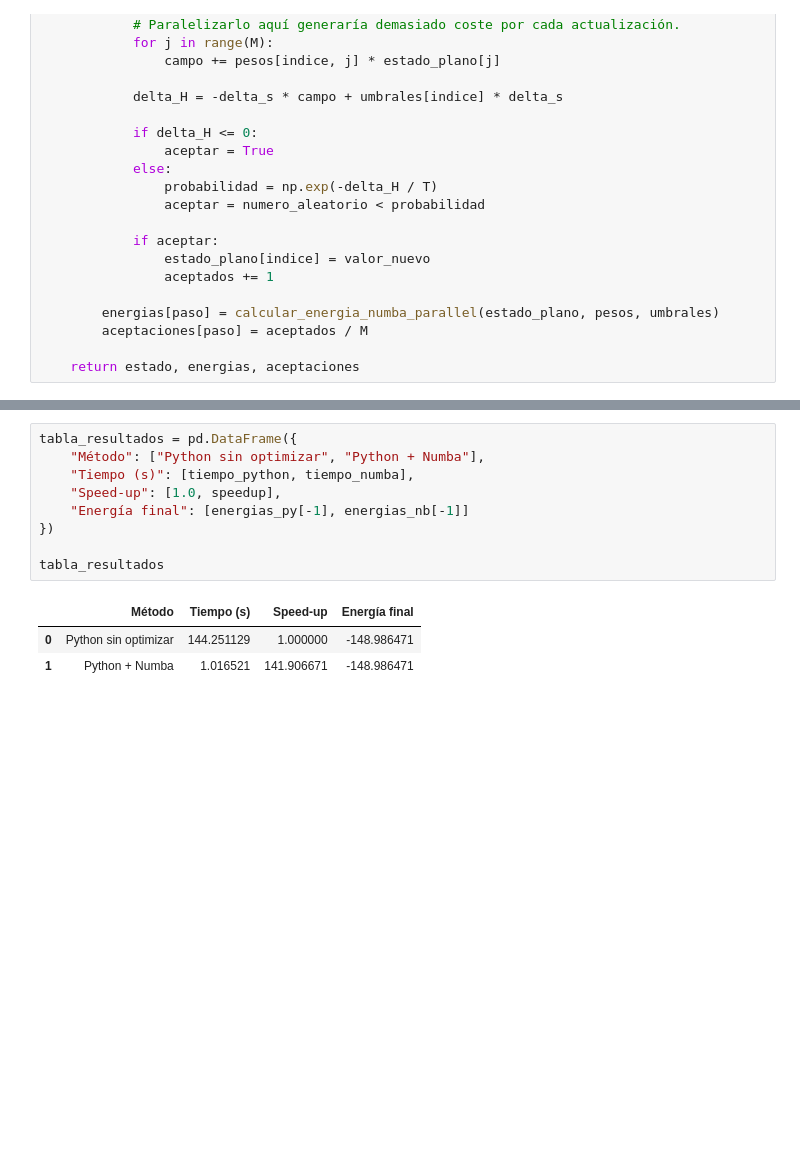
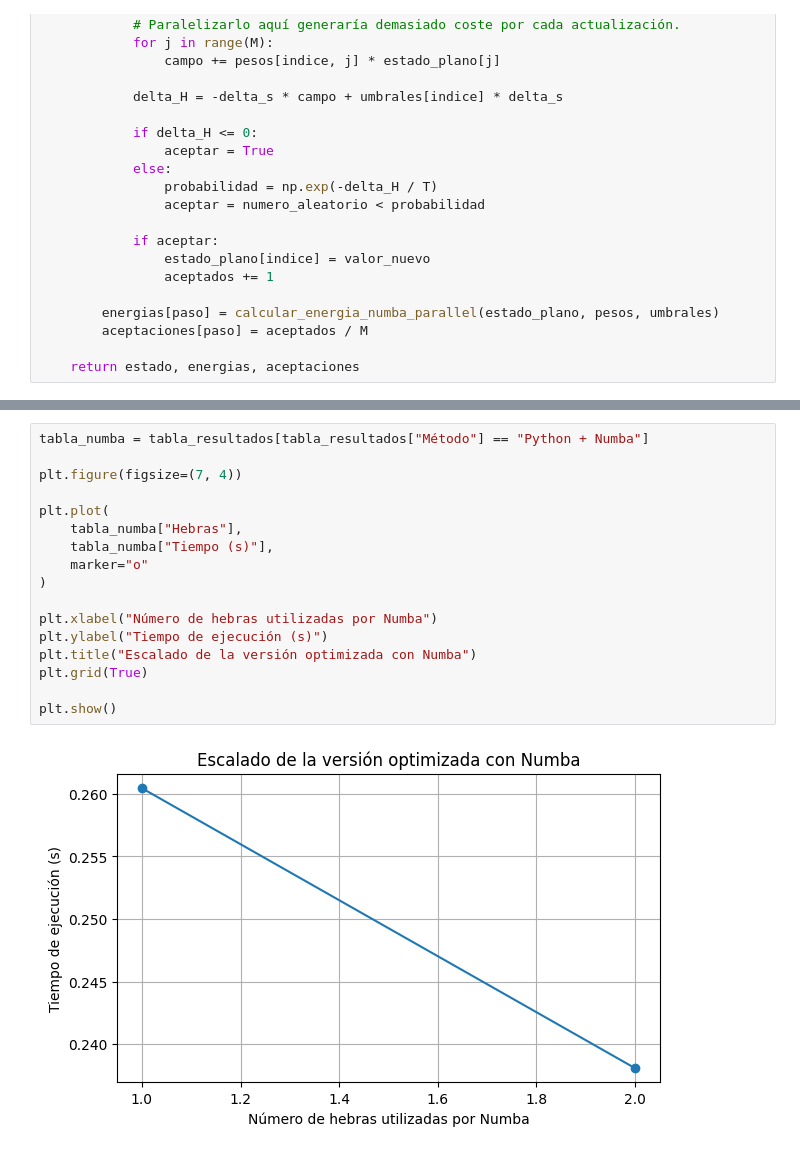
Before and after one commit to marioehercue/Computacional_Mario, a Jupyter notebook: trabajos/laboratorio/Jup_voluntario_hopfield_mariohc.ipynb, the cells around one changed output, grey strips where cells are left out. Cells and saved outputs as stored; diff of their text form; blank space fills up the shorter version.

```diff
--- a/trabajos/laboratorio/Jup_voluntario_hopfield_mariohc.ipynb
+++ b/trabajos/laboratorio/Jup_voluntario_hopfield_mariohc.ipynb
@@ -2492,13 +2517,19 @@ Speed-up                    = 141.91
-# %%
-tabla_resultados = pd.DataFrame({
-    "Método": ["Python sin optimizar", "Python + Numba"],
-    "Tiempo (s)": [tiempo_python, tiempo_numba],
-    "Speed-up": [1.0, speedup],
-    "Energía final": [energias_py[-1], energias_nb[-1]]
-})
-
-tabla_resultados
-# %% [output]
-|  | Método | Tiempo (s) | Speed-up | Energía final |
-| 0 | Python sin optimizar | 144.251129 | 1.000000 | -148.986471 |
-| 1 | Python + Numba | 1.016521 | 141.906671 | -148.986471 |
+# %%
+tabla_numba = tabla_resultados[tabla_resultados["Método"] == "Python + Numba"]
+
+plt.figure(figsize=(7, 4))
+
+plt.plot(
+    tabla_numba["Hebras"],
+    tabla_numba["Tiempo (s)"],
+    marker="o"
+)
+
+plt.xlabel("Número de hebras utilizadas por Numba")
+plt.ylabel("Tiempo de ejecución (s)")
+plt.title("Escalado de la versión optimizada con Numba")
+plt.grid(True)
+
+plt.show()
+# %% [output]
+[figure, added]
```
Also changed, not shown: parts of 6 cells of this notebook.
